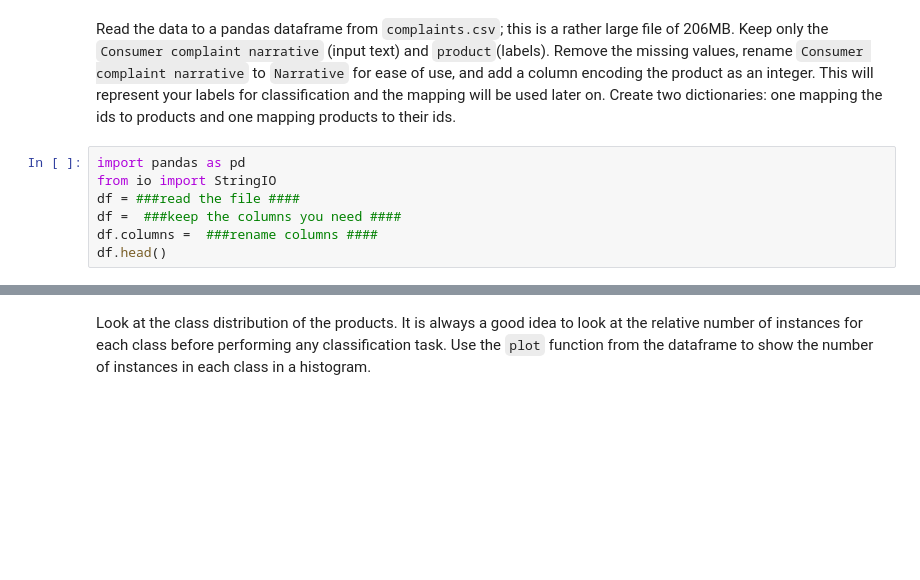
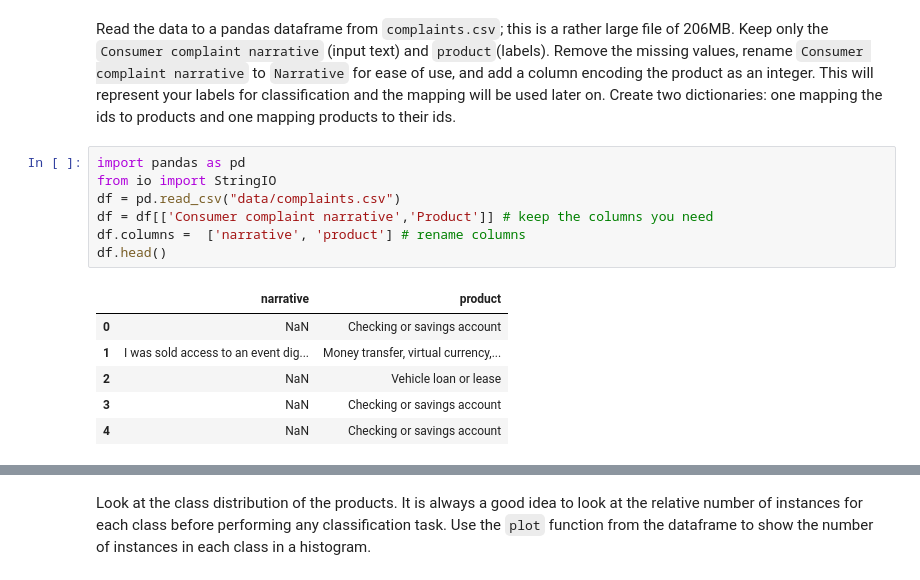
Before and after one commit to fidsusj/HateSpeechDetection, a Jupyter notebook: assignments/3/ITA_assignment_3.ipynb, the cells around one changed output, grey strips where cells are left out. Saved outputs shown, nothing was run; the diff lists cells and outputs as text; blank space fills up the shorter version.

```diff
--- a/assignments/3/ITA_assignment_3.ipynb
+++ b/assignments/3/ITA_assignment_3.ipynb
@@ -338,8 +345,15 @@ Read the data to a pandas dataframe from `complaints.csv`; this is a rather larg
 # %%
 import pandas as pd
 from io import StringIO
-df = ###read the file ####
-df =  ###keep the columns you need ####
-df.columns =  ###rename columns ####
+df = pd.read_csv("data/complaints.csv")
+df = df[['Consumer complaint narrative','Product']] # keep the columns you need
+df.columns =  ['narrative', 'product'] # rename columns
 df.head()
+# %% [output]
+|  | narrative | product |
+| 0 | NaN | Checking or savings account |
+| 1 | I was sold access to an event dig... | Money transfer, virtual currency,... |
+| 2 | NaN | Vehicle loan or lease |
+| 3 | NaN | Checking or savings account |
+| 4 | NaN | Checking or savings account |
 # %%
```
Also changed, not shown: parts of 5 cells of this notebook.
